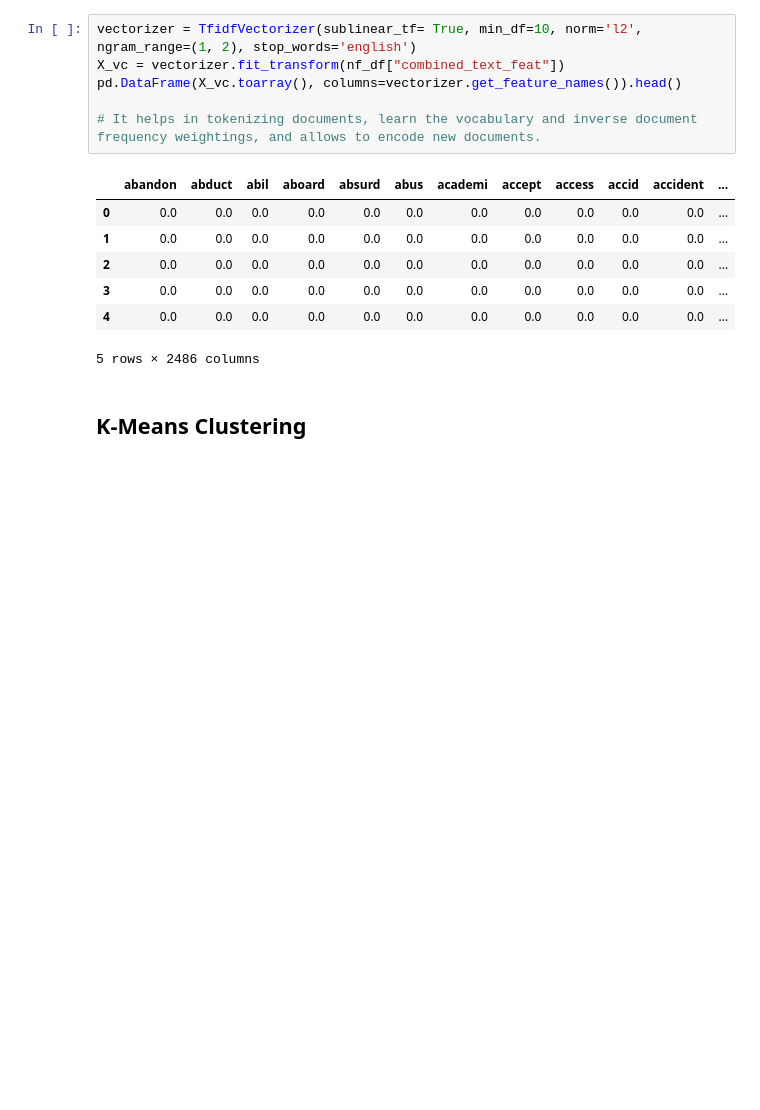
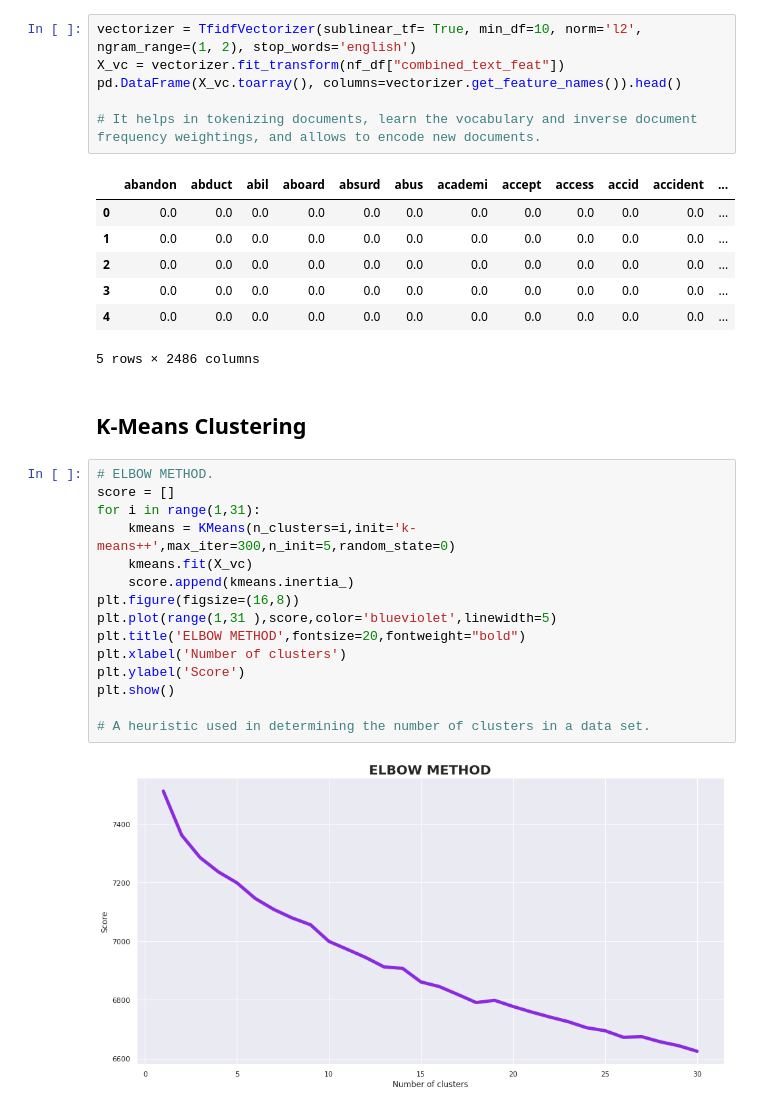
Before and after one commit to Arka1212/Netflix-Movies-And-TV-Shows-Clustering, a Jupyter notebook: NETFLIX_MOVIES_AND_TV_SHOWS_CLUSTERING.ipynb, the cells around one changed output. Cells and saved outputs as stored; diff of their text form; blank space fills up the shorter version.

```diff
--- a/NETFLIX_MOVIES_AND_TV_SHOWS_CLUSTERING.ipynb
+++ b/NETFLIX_MOVIES_AND_TV_SHOWS_CLUSTERING.ipynb
@@ -724,3 +724,20 @@ pd.DataFrame(X_vc.toarray(), columns=vectorizer.get_feature_names()).head()
 5 rows × 2486 columns
 # %% [markdown]
 ## **K-Means Clustering**
+# %%
+# ELBOW METHOD.
+score = []
+for i in range(1,31):
+    kmeans = KMeans(n_clusters=i,init='k-means++',max_iter=300,n_init=5,random_state=0)
+    kmeans.fit(X_vc)
+    score.append(kmeans.inertia_)
+plt.figure(figsize=(16,8))
+plt.plot(range(1,31 ),score,color='blueviolet',linewidth=5)
+plt.title('ELBOW METHOD',fontsize=20,fontweight="bold")
+plt.xlabel('Number of clusters')
+plt.ylabel('Score')
+plt.show()
+
+# A heuristic used in determining the number of clusters in a data set.
+# %% [output]
+[figure, added]
```
Also changed, not shown: parts of 3 cells of this notebook.
